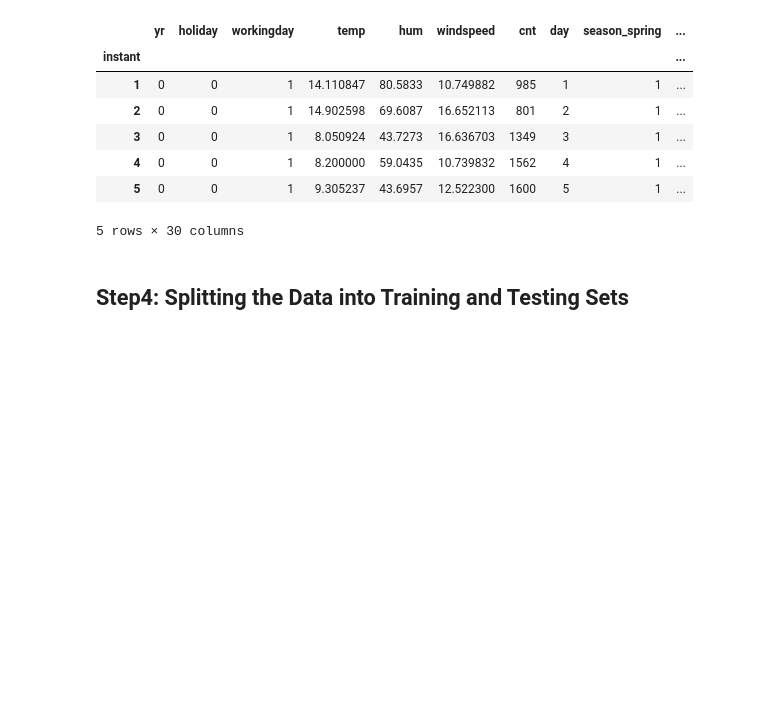
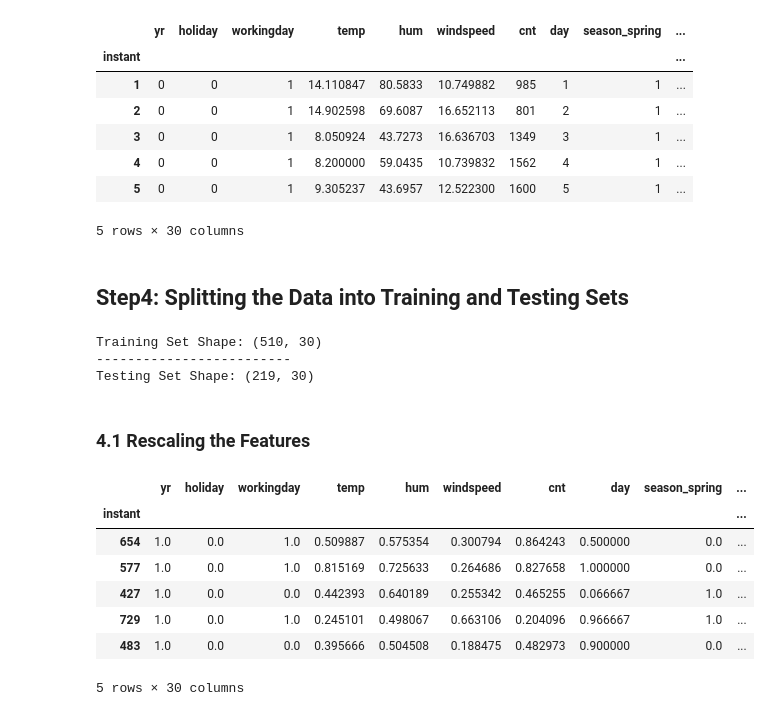
Before and after one commit to PrakNew/UpGrad, a Jupyter notebook: Phase2/Regression/Case Study/linear_regression_assignment.ipynb, the cells around one changed output. Drawn from its saved outputs; the diff is of its cells as text; code cells hidden in the pictures; blank space fills up the shorter version.

```diff
--- a/Phase2/Regression/Case Study/linear_regression_assignment.ipynb
+++ b/Phase2/Regression/Case Study/linear_regression_assignment.ipynb
@@ -407,0 +413,10 @@ bikes_df.head()
+# %%
+print(f"Training Set Shape: {df_train.shape}")
+print("-"*25)
+print(f"Testing Set Shape: {df_test.shape}")
+# %% [output]
+Training Set Shape: (510, 30)
+-------------------------
+Testing Set Shape: (219, 30)
+# %% [markdown]
+### 4.1 Rescaling the Features
@@ -407,0 +427,14 @@ bikes_df.head()
+# %%
+# Applying 'scaler()' to all the columns except the 'yes-no'/'1-0' and 'dummy' variables.
+columns_to_scale = list(bikes_df.columns)+["day"]
+df_train[columns_to_scale] = scaler.fit_transform(df_train[columns_to_scale])
+df_train.head()
+# %% [output]
+|  | yr | holiday | workingday | temp | hum | windspeed | cnt | day | season_spring | ... |
+| instant |  |  |  |  |  |  |  |  |  | ... |
+| 654 | 1.0 | 0.0 | 1.0 | 0.509887 | 0.575354 | 0.300794 | 0.864243 | 0.500000 | 0.0 | ... |
+| 577 | 1.0 | 0.0 | 1.0 | 0.815169 | 0.725633 | 0.264686 | 0.827658 | 1.000000 | 0.0 | ... |
+| 427 | 1.0 | 0.0 | 0.0 | 0.442393 | 0.640189 | 0.255342 | 0.465255 | 0.066667 | 1.0 | ... |
+| 729 | 1.0 | 0.0 | 1.0 | 0.245101 | 0.498067 | 0.663106 | 0.204096 | 0.966667 | 1.0 | ... |
+| 483 | 1.0 | 0.0 | 0.0 | 0.395666 | 0.504508 | 0.188475 | 0.482973 | 0.900000 | 0.0 | ... |
+5 rows × 30 columns
```
Also changed, not shown: parts of 10 cells of this notebook.
